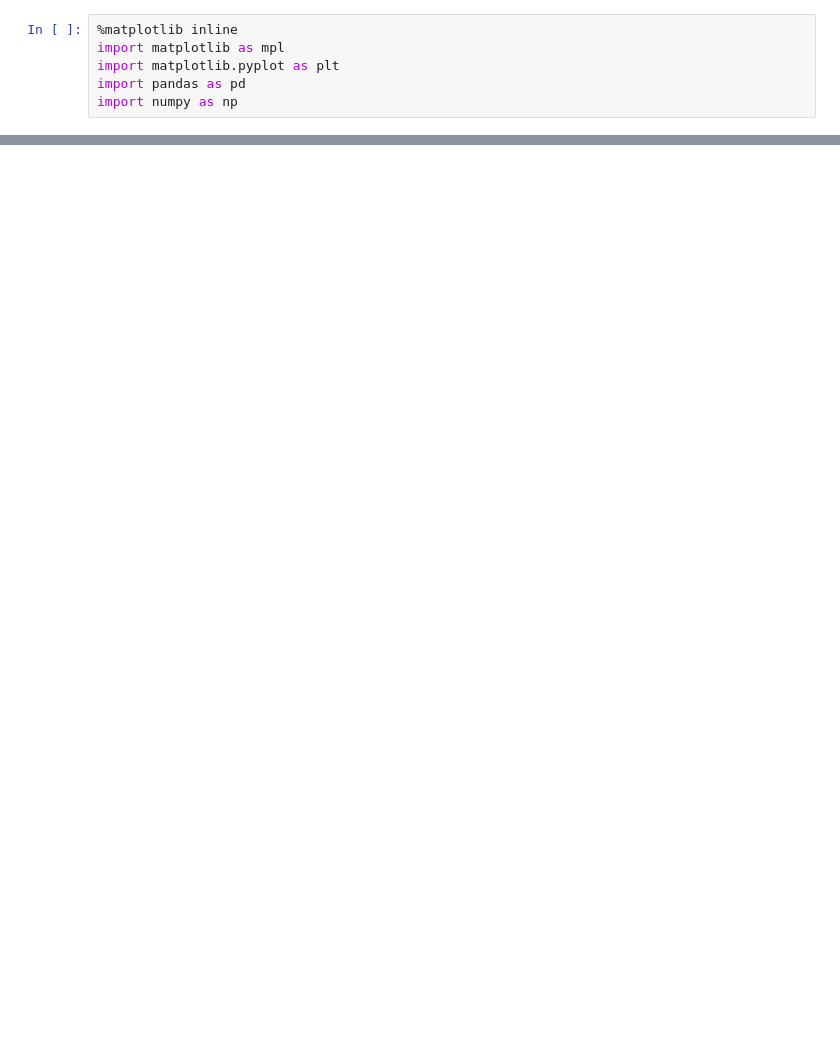
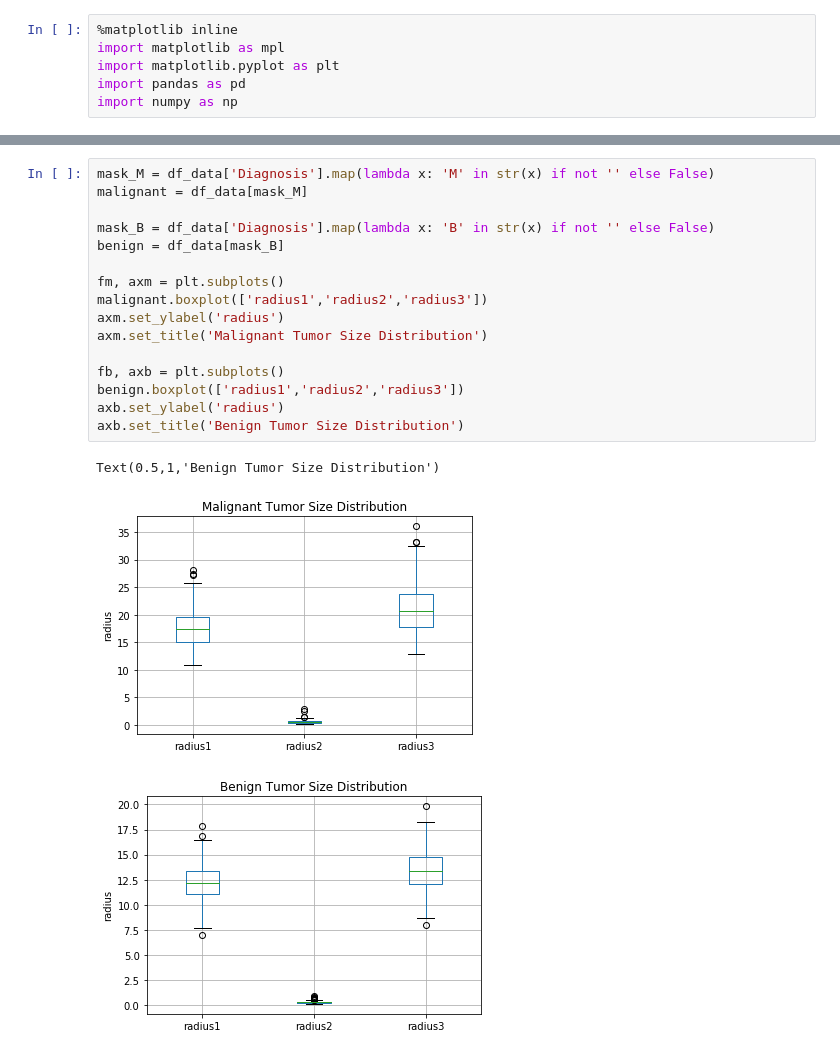
Before and after one commit to mkim5517/machine-learning-pset-mkim5517, a Jupyter notebook: exploratory_analysis.ipynb, the cells around one changed output, grey strips where cells are left out. Drawn from its saved outputs; the diff is of its cells as text; blank space fills up the shorter version.

```diff
--- a/exploratory_analysis.ipynb
+++ b/exploratory_analysis.ipynb
@@ -11,0 +40,20 @@ ParserError: Error tokenizing data. C error: Expected 1 fields in line 7, saw 3
+# %%
+mask_M = df_data['Diagnosis'].map(lambda x: 'M' in str(x) if not '' else False)
+malignant = df_data[mask_M]
+
+mask_B = df_data['Diagnosis'].map(lambda x: 'B' in str(x) if not '' else False)
+benign = df_data[mask_B]
+
+fm, axm = plt.subplots()
+malignant.boxplot(['radius1','radius2','radius3'])
+axm.set_ylabel('radius')
+axm.set_title('Malignant Tumor Size Distribution')
+
+fb, axb = plt.subplots()
+benign.boxplot(['radius1','radius2','radius3'])
+axb.set_ylabel('radius')
+axb.set_title('Benign Tumor Size Distribution')
+# %% [output]
+Text(0.5,1,'Benign Tumor Size Distribution')
+[figure, added]
+[figure, added]
```
Also changed, not shown: parts of 6 cells of this notebook.
